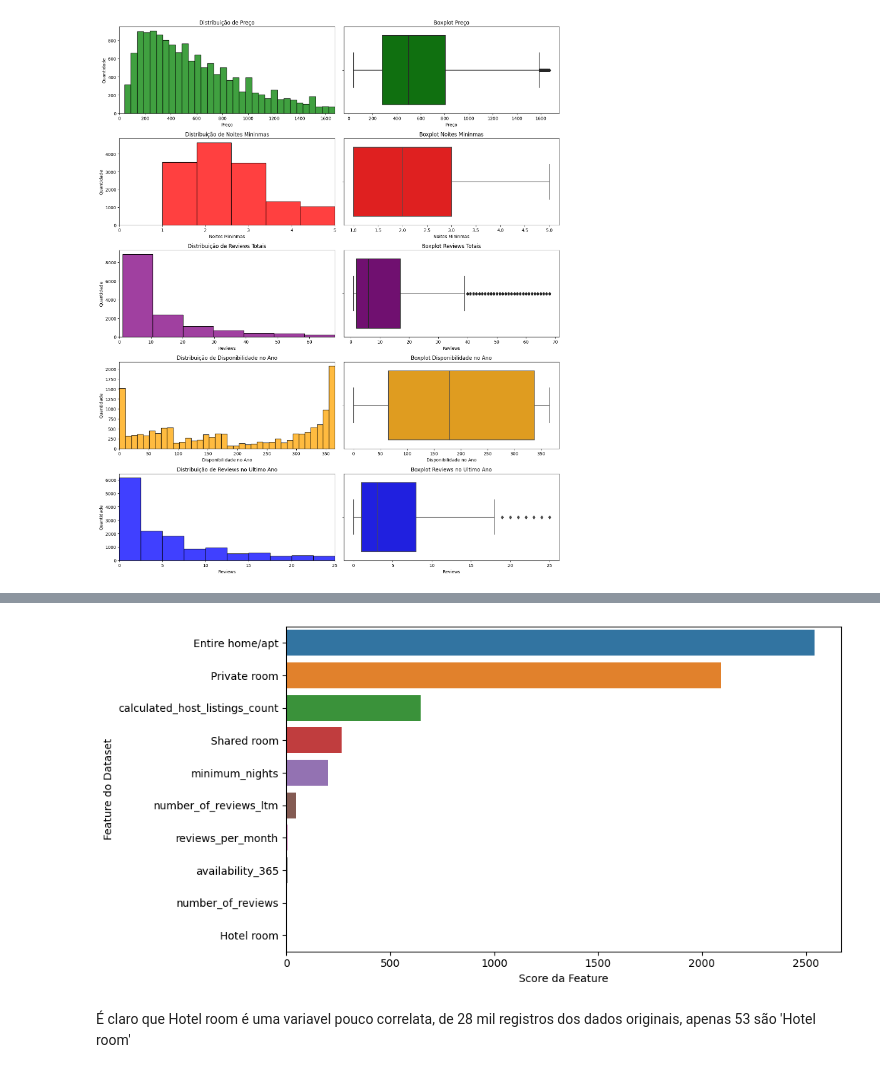
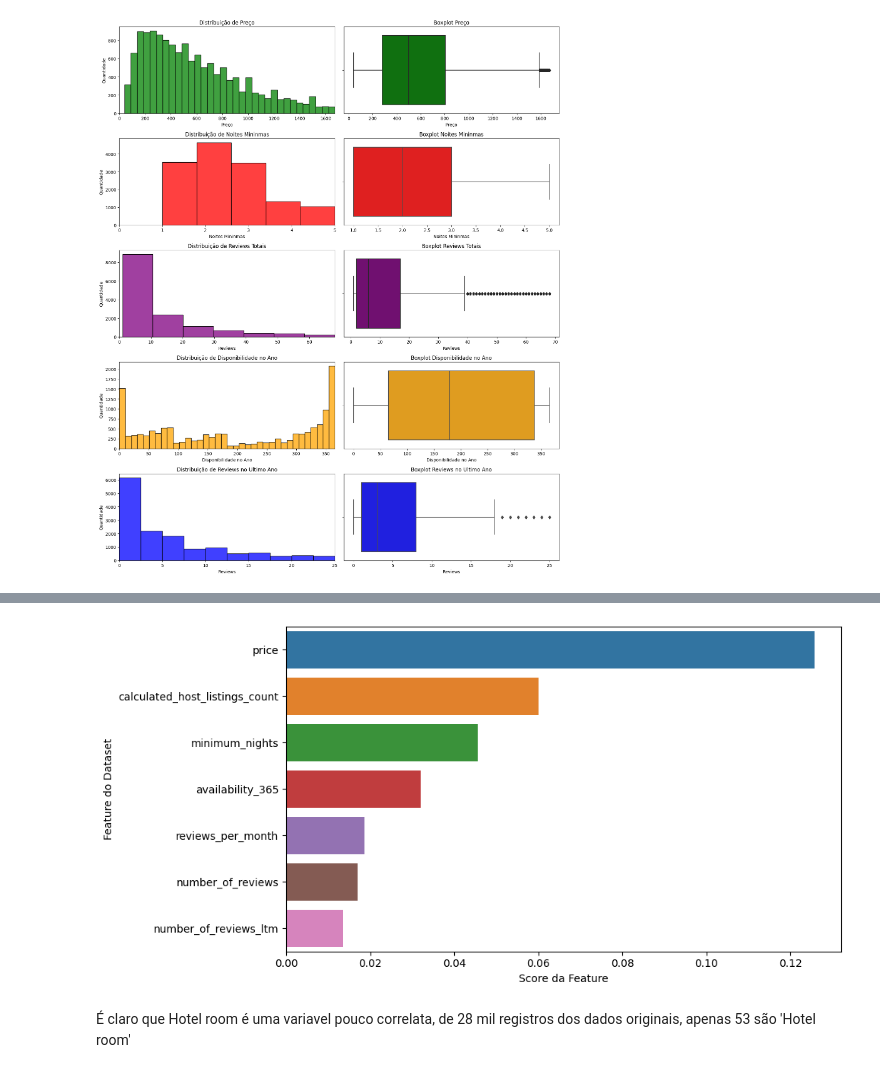
Before and after one commit to glauciapamponet/AirbnbAnalisys, a Jupyter notebook: airbnb-analysis.ipynb, the cells around one changed output, grey strips where cells are left out. Saved outputs shown, nothing was run; the diff lists cells and outputs as text; code cells hidden in the pictures.

```diff
--- a/airbnb-analysis.ipynb
+++ b/airbnb-analysis.ipynb
@@ -173,7 +182,8 @@ plt.tight_layout()
 # %% [output]
 [figure]
 # %%
-dados_num = pd.concat([dados_num, pd.get_dummies(dados_num['room_type'], dtype='int')], axis=1)
+# dados_num = pd.concat([dados_num, pd.get_dummies(dados_num['room_type'], dtype='int')], axis=1)
+dados_num['room_type_num'] = dados_num['room_type'].map({'Entire home/apt': 0, 'Hotel room': 1, 'Private room': 2, 'Shared room': 3})
 dados_num.drop(columns={'name', 'host_name', 'neighbourhood', 'room_type', 'last_review'}, inplace=True)
 dados_num
 # %% [output]
@@ -256,17 +267,17 @@ plt.tight_layout()
 # %%
-from sklearn.feature_selection import SelectKBest, f_regression
+from sklearn.feature_selection import SelectKBest, chi2, f_classif, mutual_info_classif
 
-selector = SelectKBest(score_func=f_regression, k=1).fit(dados_num.drop(columns={'price'}), dados_num['price'])
+selector = SelectKBest(score_func=mutual_info_classif, k=1).fit(dados_num.drop(columns={'room_type_num'}), dados_num['room_type_num'])
 scores = pd.DataFrame(columns=['cols', 'scores'])
-scores['cols'] = dados_num.columns[1:]
+scores['cols'] = dados_num.columns[:-1]
 scores['scores'] = selector.scores_
 
 plt.figure(figsize=(10, 5))
 sns.barplot(scores.sort_values(by='scores', ascending=False), y='cols', x='scores')
 plt.xlabel('Score da Feature')
 plt.ylabel('Feature do Dataset')
 plt.tight_layout()
 # %% [output]
-[figure, old version]
+[figure, new version]
 # %% [markdown]
 É claro que Hotel room é uma variavel pouco correlata, de 28 mil registros dos dados originais, apenas 53 são 'Hotel room'
```
Also changed, not shown: parts of 9 cells of this notebook.
